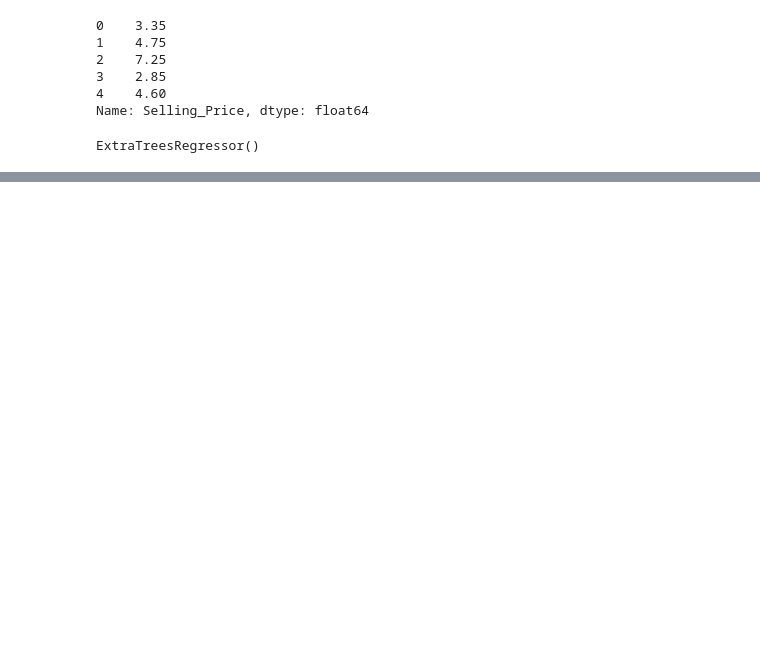
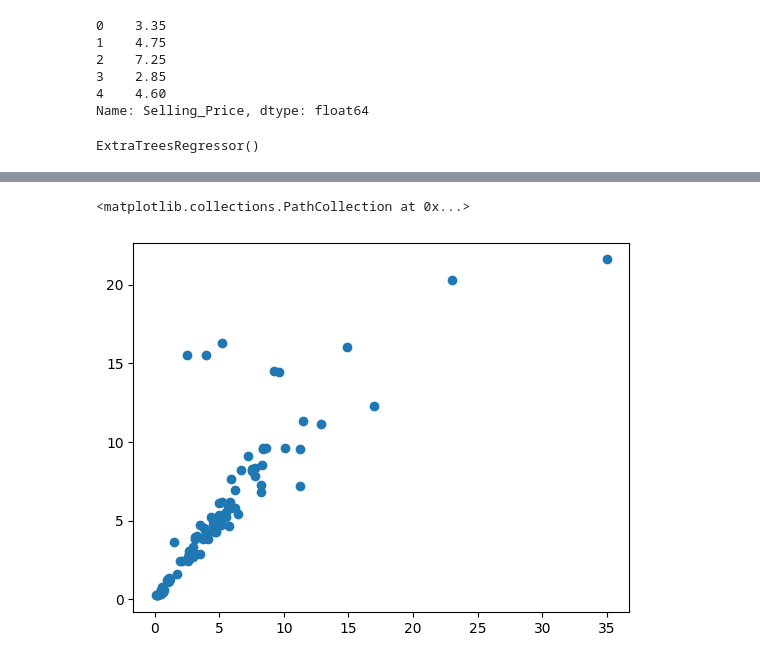
Before and after one commit to RSC007/Vehicle-Price-Prediction, a Jupyter notebook: Vehicle Price Prediction.ipynb, the cells around one changed output, grey strips where cells are left out. Saved outputs shown, nothing was run; the diff lists cells and outputs as text; code cells hidden in the pictures; blank space fills up the shorter version.

```diff
--- a/Vehicle Price Prediction.ipynb
+++ b/Vehicle Price Prediction.ipynb
@@ -215,0 +251,5 @@ n_estimators
+# %%
+plt.scatter(y_test, prediction)
+# %% [output]
+<matplotlib.collections.PathCollection at 0x...>
+[figure, added]
```
Also changed, not shown: parts of 10 cells of this notebook, 2 other files.
